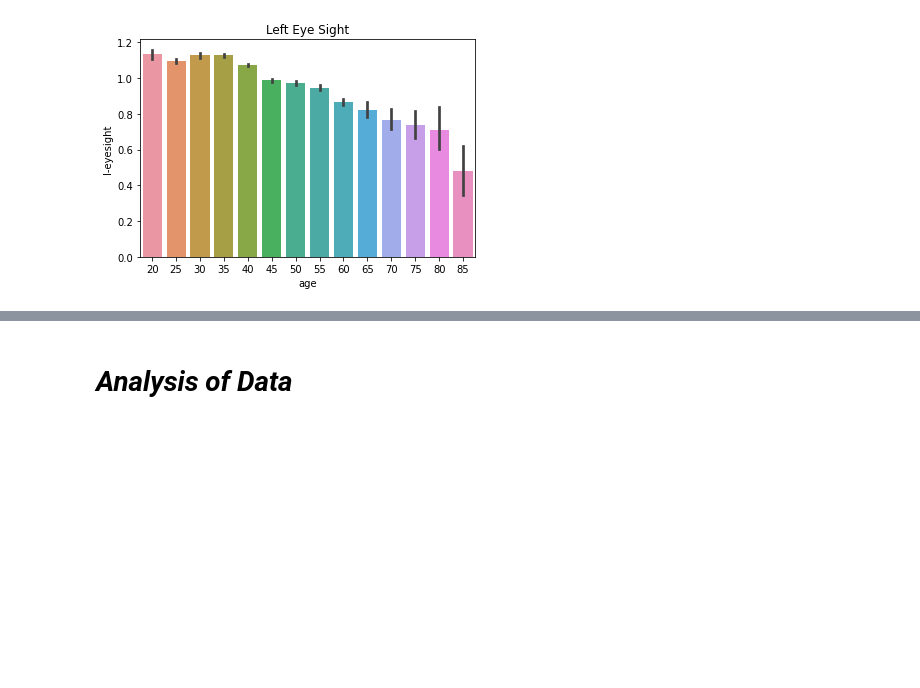
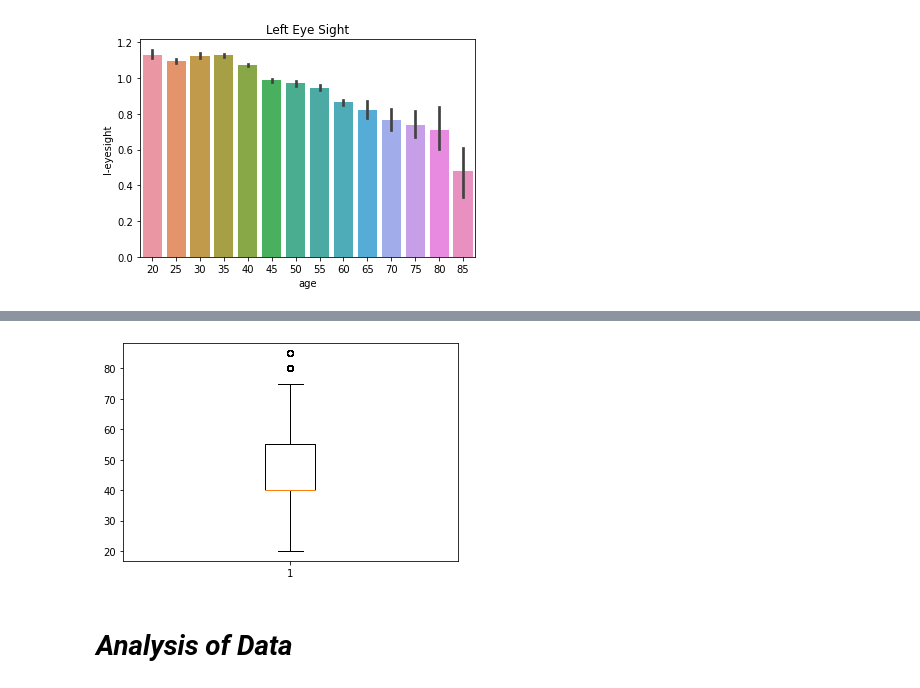
Before and after one commit to NiroginiJanstin/ML_Assignment2_IT18412994_IT18218336_IT18216592, a Jupyter notebook: Smoking_Status_Prediction_Model.ipynb, the cells around one changed output, grey strips where cells are left out. Drawn from its saved outputs; the diff is of its cells as text; code cells hidden in the pictures; blank space fills up the shorter version.

```diff
--- a/Smoking_Status_Prediction_Model.ipynb
+++ b/Smoking_Status_Prediction_Model.ipynb
@@ -183,3 +176,9 @@ plt.show()
+# %%
+#box plot
+plt.boxplot(data['age'])
+plt.show()
+# %% [output]
+[figure, added]
 # %% [markdown]
 # ***Analysis of Data***
 # %% [markdown]
```
Also changed, not shown: parts of 9 cells of this notebook.
